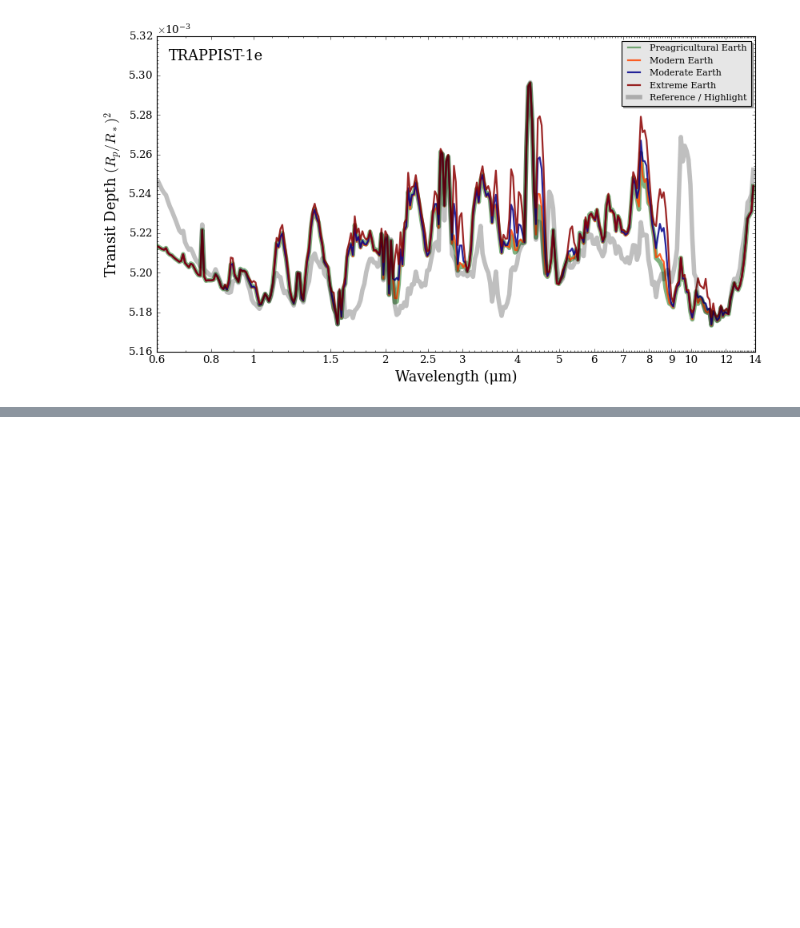
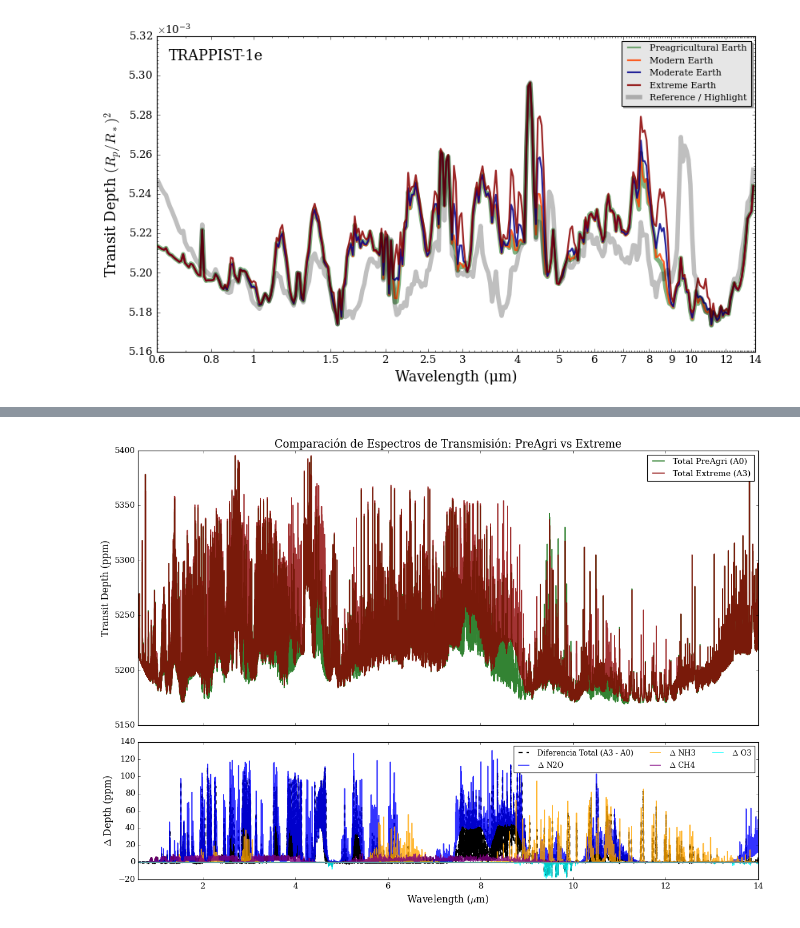
Before and after one commit to D4san/ExoFarm_MDwarfs, a Jupyter notebook: transmission spectra/notebooks/Plot_Transmission_Spectra_TRAPPIST.ipynb, the cells around one changed output, grey strips where cells are left out. Saved outputs shown, nothing was run; the diff lists cells and outputs as text; code cells hidden in the pictures; blank space fills up the shorter version.

```diff
--- a/transmission spectra/notebooks/Plot_Transmission_Spectra_TRAPPIST.ipynb
+++ b/transmission spectra/notebooks/Plot_Transmission_Spectra_TRAPPIST.ipynb
@@ -321,0 +368,46 @@ fig_spec = plot_spectra(
+# %%
+import matplotlib.pyplot as plt
+import numpy as np
+
+# Factor de conversión a partes por millón (ppm) para que sea más legible
+ppm = 1e6
+
+fig, (ax1, ax2) = plt.subplots(2, 1, figsize=(14, 10), sharex=True, gridspec_kw={'height_ratios': [2, 1]})
+
+# --- Panel Superior: Espectros Totales ---
+ax1.plot(wl, spectrum_A0 * ppm, label='Total PreAgri (A0)', color='darkgreen', lw=1.5, alpha=0.8)
+ax1.plot(wl, spectrum_A3 * ppm, label='Total Extreme (A3)', color='darkred', lw=1.5, alpha=0.8)
+
+ax1.set_ylabel('Transit Depth (ppm)', fontsize=14)
+ax1.legend(loc='upper right', fontsize=12)
+ax1.set_title('Comparación de Espectros de Transmisión: PreAgri vs Extreme', fontsize=16)
+ax1.tick_params(axis='both', labelsize=12)
+
+# --- Panel Inferior: Diferencias (A3 - A0) ---
+colors = ['blue', 'orange', 'purple', 'cyan', 'magenta', 'brown']
+
+# Diferencia total
+total_diff = (spectrum_A3 - spectrum_A0) * ppm
+ax2.plot(wl, total_diff, label='Diferencia Total (A3 - A0)', color='black', lw=2, linestyle='--')
+
+# Diferencias por molécula
+for i, name in enumerate(spectrum_contribution_list_names_A0):
+    if name in spectrum_contribution_list_names_A3:
+        idx_A3 = spectrum_contribution_list_names_A3.index(name)
+        # Calculamos la diferencia para esta molécula en específico
+        diff = (spectrum_contribution_list_A3[idx_A3] - spectrum_contribution_list_A0[i]) * ppm
+        ax2.plot(wl, diff, label=f'$\Delta$ {name}', color=colors[i % len(colors)], lw=1.5, alpha=0.8)
+
+ax2.set_xlabel('Wavelength ($\mu$m)', fontsize=14)
+ax2.set_ylabel('$\Delta$ Depth (ppm)', fontsize=14)
+ax2.legend(loc='upper right', ncol=3, fontsize=11)
+ax2.axhline(0, color='gray', linestyle='-', lw=1) # Línea en cero como referencia
+ax2.tick_params(axis='both', labelsize=12)
+
+# Ajustar los límites del eje X para que coincidan con los datos
+ax1.set_xlim(wl[0], wl[-1])
+
+plt.tight_layout()
+plt.show()
+# %% [output]
+[figure, added]
```
Also changed, not shown: parts of 4 cells of this notebook, 12 other files.
